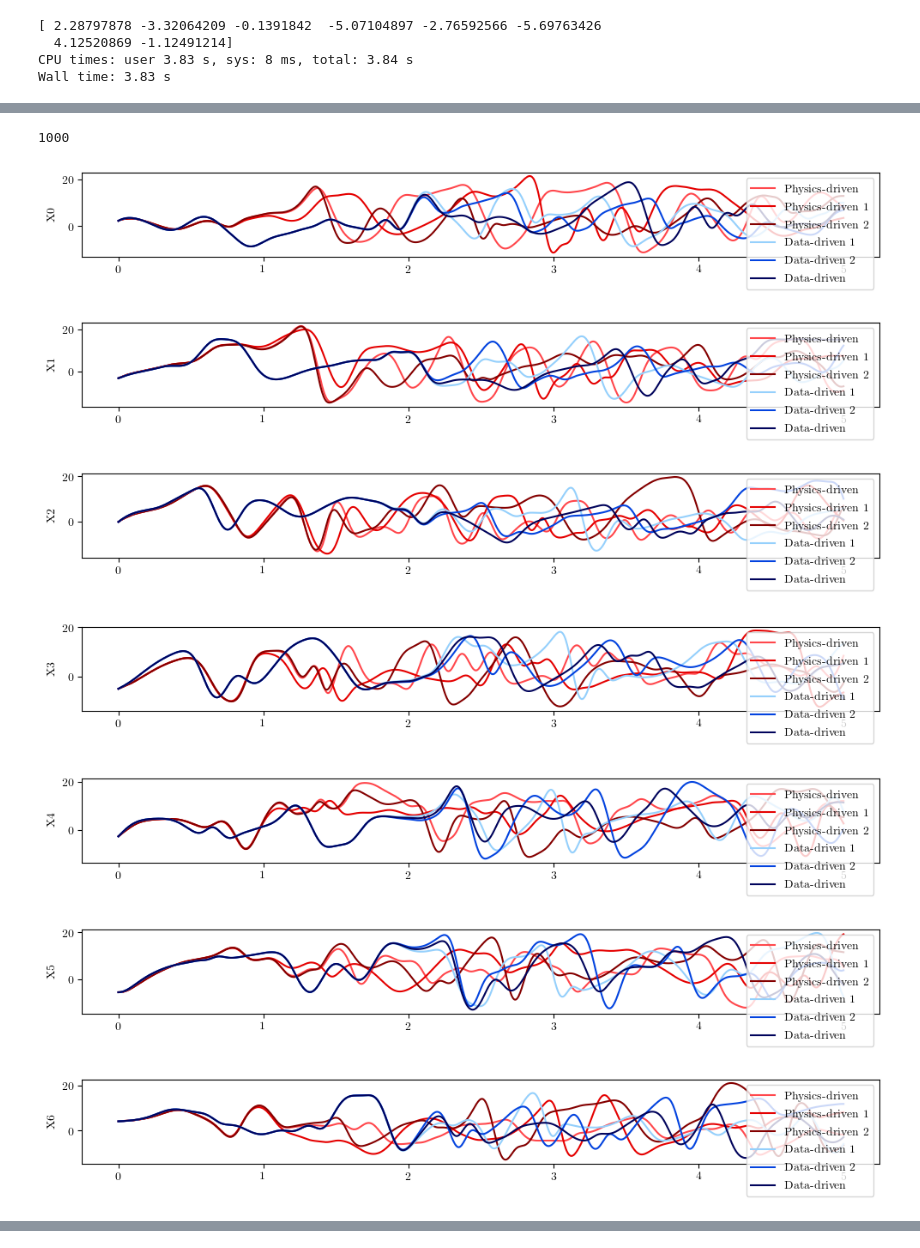
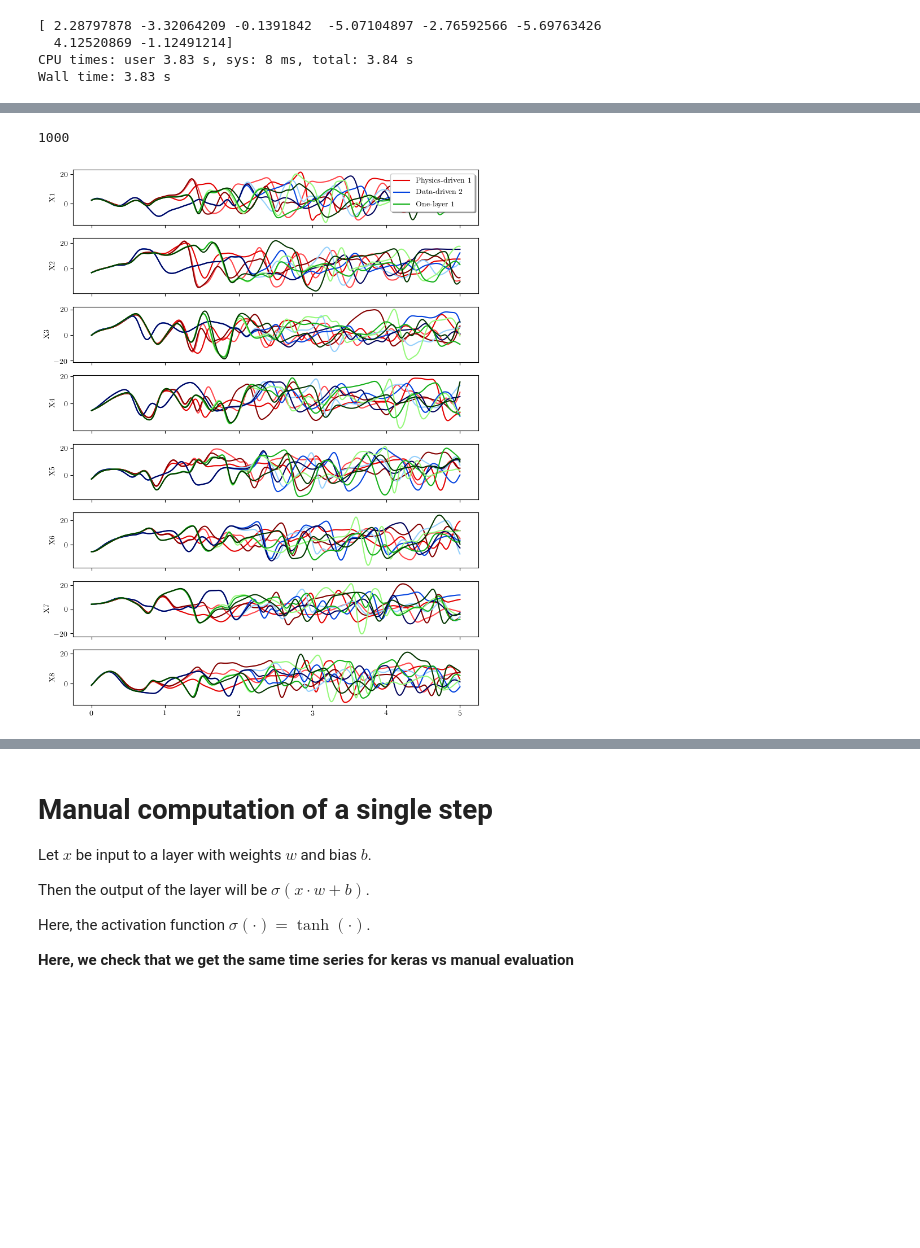
Before and after one commit to havahol/lorenz96, a Jupyter notebook: EvaluateLorenzANN.ipynb, the cells around one changed output, grey strips where cells are left out. Saved outputs shown, nothing was run; the diff lists cells and outputs as text; code cells hidden in the pictures; blank space fills up the shorter version.

Commit message:
Fixed critical bug in Lorenz96 class

```diff
--- a/EvaluateLorenzANN.ipynb
+++ b/EvaluateLorenzANN.ipynb
@@ -206,3 +221,12 @@ L962.step(5)
   4.12520869 -1.12491214]
 CPU times: user 3.83 s, sys: 8 ms, total: 3.84 s
 Wall time: 3.83 s
+# %%
+%%time
+print(init_X)
+single_L96 = Lorenz96.Lorenz96(init_X=init_X, num_layers=1)
+single_L96.step(5)
+single_L961 = Lorenz96.Lorenz96(init_X=init_X1, num_layers=1)
+single_L961.step(5)
+single_L962 = Lorenz96.Lorenz96(init_X=init_X2, num_layers=1)
+single_L962.step(5)
@@ -209,21 +238,21 @@ Wall time: 3.83 s
 # %%
+fig, axs = plt.subplots(8, figsize=(8,10), sharex=True)
+x_axis = np.arange(L96.num_timesteps+1)*L96.dt
 for i in range(8):
-    fig = plt.figure(figsize=(12,1.3))
-    plt.plot(np.arange(L96.num_timesteps+1)*L96.dt, L96.X[:,i], color='xkcd:light red', label='Physics-driven')
-    plt.plot(np.arange(L961.num_timesteps+1)*L961.dt, L961.X[:,i], color='xkcd:red', label='Physics-driven 1')
-    plt.plot(np.arange(L962.num_timesteps+1)*L962.dt, L962.X[:,i], color='xkcd:dark red', label='Physics-driven 2')
-    plt.plot(np.arange(ddL961.num_timesteps+1)*ddL961.dt, ddL961.X[:,i]*stddev+mean, color='xkcd:light blue', label='Data-driven 1')
-    plt.plot(np.arange(ddL962.num_timesteps+1)*ddL962.dt, ddL962.X[:,i]*stddev+mean, color='xkcd:blue', label='Data-driven 2')
-    plt.plot(np.arange(ddL96.num_timesteps+1)*ddL96.dt, ddL96.X[:,i]*stddev+mean, color='xkcd:dark blue', label='Data-driven')
-    plt.legend(loc=1)
-    plt.ylabel('X'+str(i))
+    axs[i].plot(x_axis, L96.X[:,i], color='xkcd:light red')#, label='Physics-driven')
+    axs[i].plot(x_axis, L961.X[:,i], color='xkcd:red', label='Physics-driven 1')
+    axs[i].plot(x_axis, L962.X[:,i], color='xkcd:dark red')# , label='Physics-driven 2')
+    axs[i].plot(x_axis, ddL961.X[:,i]*stddev+mean, color='xkcd:light blue') #, label='Data-driven 1')
+    axs[i].plot(x_axis, ddL962.X[:,i]*stddev+mean, color='xkcd:blue', label='Data-driven 2')
+    axs[i].plot(x_axis, ddL96.X[:,i]*stddev+mean, color='xkcd:dark blue') #, label='Data-driven')
+    axs[i].plot(x_axis, single_L96.X[:,i], color='xkcd:light green')#, label='Physics-driven')
+    axs[i].plot(x_axis, single_L961.X[:,i], color='xkcd:green', label='One-layer 1')
+    axs[i].plot(x_axis, single_L962.X[:,i], color='xkcd:dark green')# , label='Physics-driven 2')    plt.legend(loc=1)
+    axs[i].set_ylabel('X'+str(i+1))
+
+axs[0].legend(loc=1, shadow=True)
 print(ddL96.it)
+plt.tight_layout()
 # %% [output]
 1000
-[figure, old version]
+[figure, new version]
-[figure, removed]
-[figure, removed]
-[figure, removed]
-[figure, removed]
-[figure, removed]
-[figure, removed]
@@ -230,0 +259,10 @@ print(ddL96.it)
+# %% [markdown]
+# Manual computation of a single step
+
+Let $x$ be input to a layer with weights $w$ and bias $b$.
+
+Then the output of the layer will be $\sigma(x \cdot w + b)$.
+
+Here, the activation function $\sigma(\cdot) = \tanh(\cdot)$.
+
+**Here, we check that we get the same time series for keras vs manual evaluation**
```
Also changed, not shown: parts of 8 cells of this notebook, 2 other files.
